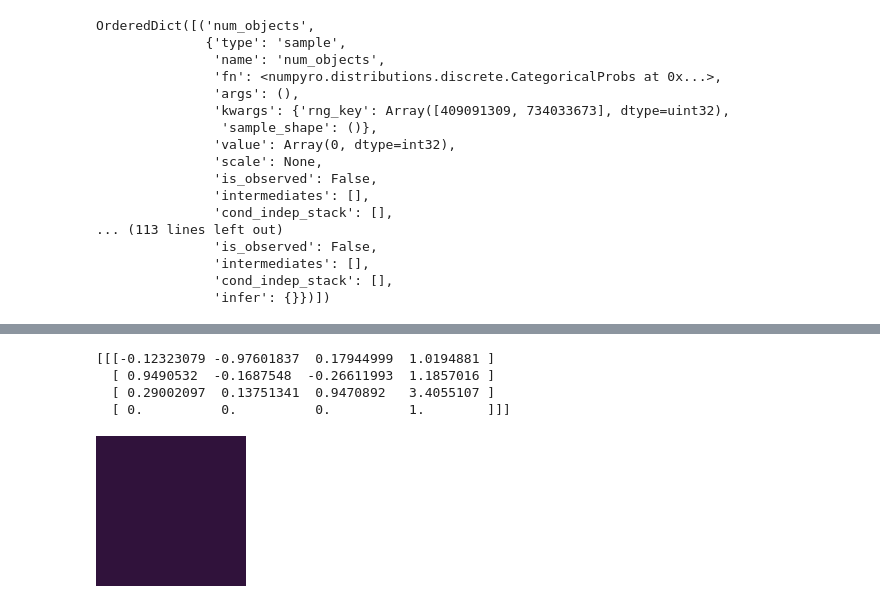
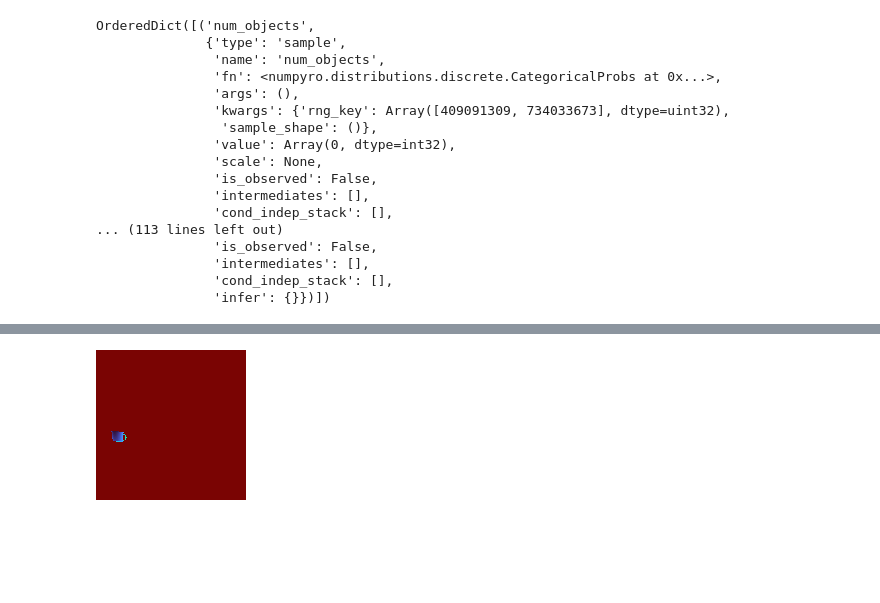
Before and after one commit to aldopareja/CNF-diff-probprog, a Jupyter notebook: visualize_bayes3d.ipynb, the cells around one changed output, grey strips where cells are left out. Cells and saved outputs as stored; diff of their text form; code cells hidden in the pictures; blank space fills up the shorter version.

```diff
--- a/visualize_bayes3d.ipynb
+++ b/visualize_bayes3d.ipynb
@@ -35,6 +34,6 @@ c = Infer.InferenceModelCfg(
 
 inference = Infer.InferenceModel(key=PRNGKey(0),c=c)
 # %%
-inference = eqx.tree_deserialise_leaves("tmp/500k_bayes3d1_best.eqx", inference)
+inference = eqx.tree_deserialise_leaves("tmp/500k_bayes3d_best.eqx", inference)
 inference = eqx.tree_inference(inference, True)
 # %%
@@ -79,10 +77,9 @@ gt_img
-# %%
-img, flattened_patches = sampler_(key=PRNGKey(45689))
-gt_depth = j.viz.get_depth_image(img[...,2])
-gt_depth
-# %% [output]
-[[[-0.12323079 -0.97601837  0.17944999  1.0194881 ]
-  [ 0.9490532  -0.1687548  -0.26611993  1.1857016 ]
-  [ 0.29002097  0.13751341  0.9470892   3.4055107 ]
-  [ 0.          0.          0.          1.        ]]]
-[figure, removed]
+# %%
+sampled_variables, trace_ = inference.rsample(obs, sampler_, PRNGKey(567))
+model_pred = substitute(sampler_, sampled_variables)
+img_, flattened_patches_, obs_ = model_pred(PRNGKey(5668499))
+pred_img = sampler_.reconsctruct_from_patches(flattened_patches_, (150,150), 15)
+pred_img = j.viz.get_depth_image(pred_img)
+pred_img
+# %% [output]
+[figure, added]
```
Also changed, not shown: parts of 4 cells of this notebook, 4 other files.
